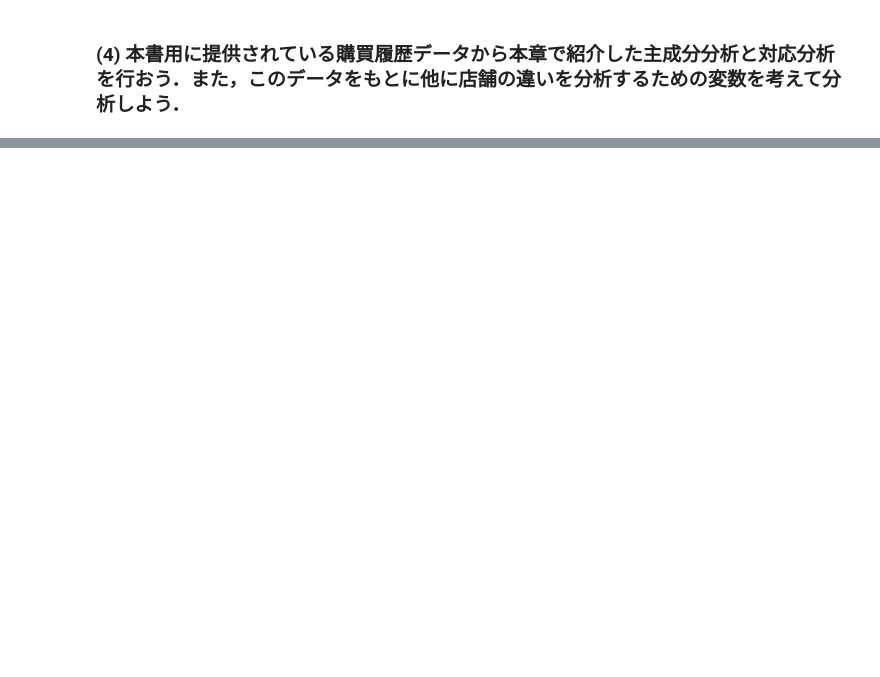
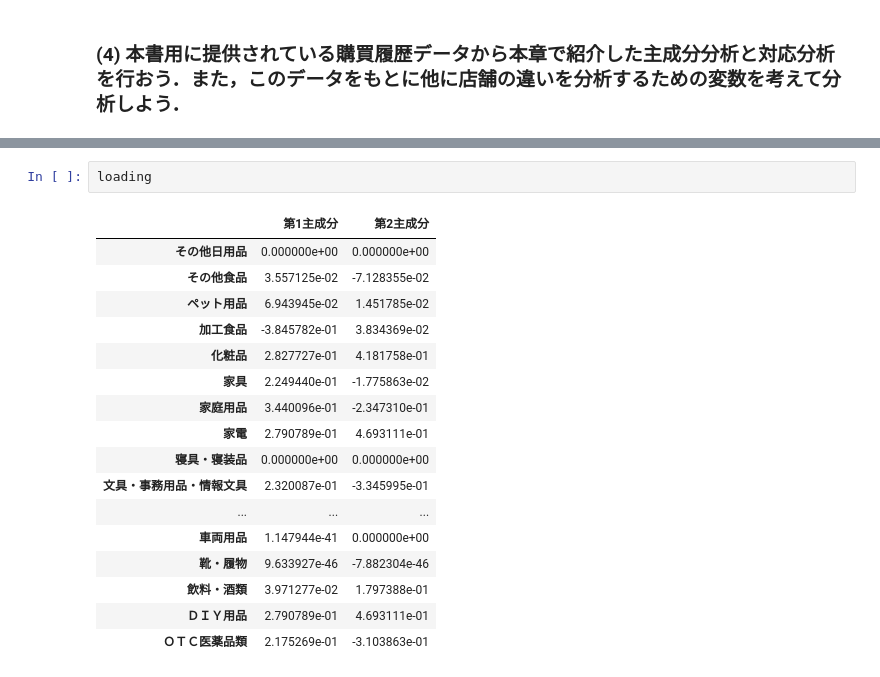
Before and after one commit to asakura-data-science/marketing, a Jupyter notebook: Chapter_6/6_answer.ipynb, the cells around one changed output, grey strips where cells are left out. Drawn from its saved outputs; the diff is of its cells as text; blank space fills up the shorter version.

```diff
--- a/Chapter_6/6_answer.ipynb
+++ b/Chapter_6/6_answer.ipynb
@@ -117,0 +197,20 @@ graphDraw("out/prac3.csv")
+# %%
+loading
+# %% [output]
+|  | 第1主成分 | 第2主成分 |
+| その他日用品 | 0.000000e+00 | 0.000000e+00 |
+| その他食品 | 3.557125e-02 | -7.128355e-02 |
+| ペット用品 | 6.943945e-02 | 1.451785e-02 |
+| 加工食品 | -3.845782e-01 | 3.834369e-02 |
+| 化粧品 | 2.827727e-01 | 4.181758e-01 |
+| 家具 | 2.249440e-01 | -1.775863e-02 |
+| 家庭用品 | 3.440096e-01 | -2.347310e-01 |
+| 家電 | 2.790789e-01 | 4.693111e-01 |
+| 寝具・寝装品 | 0.000000e+00 | 0.000000e+00 |
+| 文具・事務用品・情報文具 | 2.320087e-01 | -3.345995e-01 |
+| ... | ... | ... |
+| 車両用品 | 1.147944e-41 | 0.000000e+00 |
+| 靴・履物 | 9.633927e-46 | -7.882304e-46 |
+| 飲料・酒類 | 3.971277e-02 | 1.797388e-01 |
+| ＤＩＹ用品 | 2.790789e-01 | 4.693111e-01 |
+| ＯＴＣ医薬品類 | 2.175269e-01 | -3.103863e-01 |
```
Also changed, not shown: parts of 16 cells of this notebook, 2 other files.
